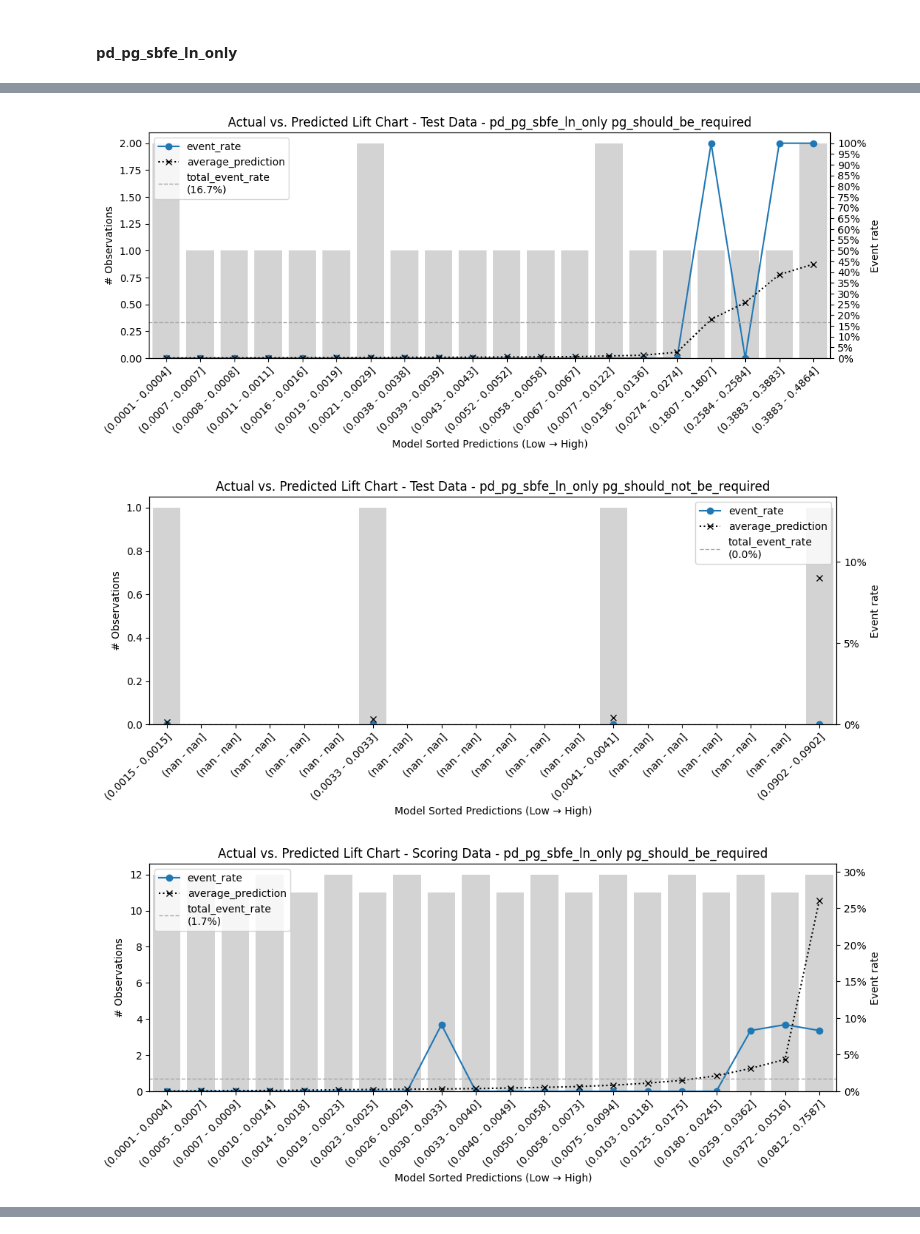
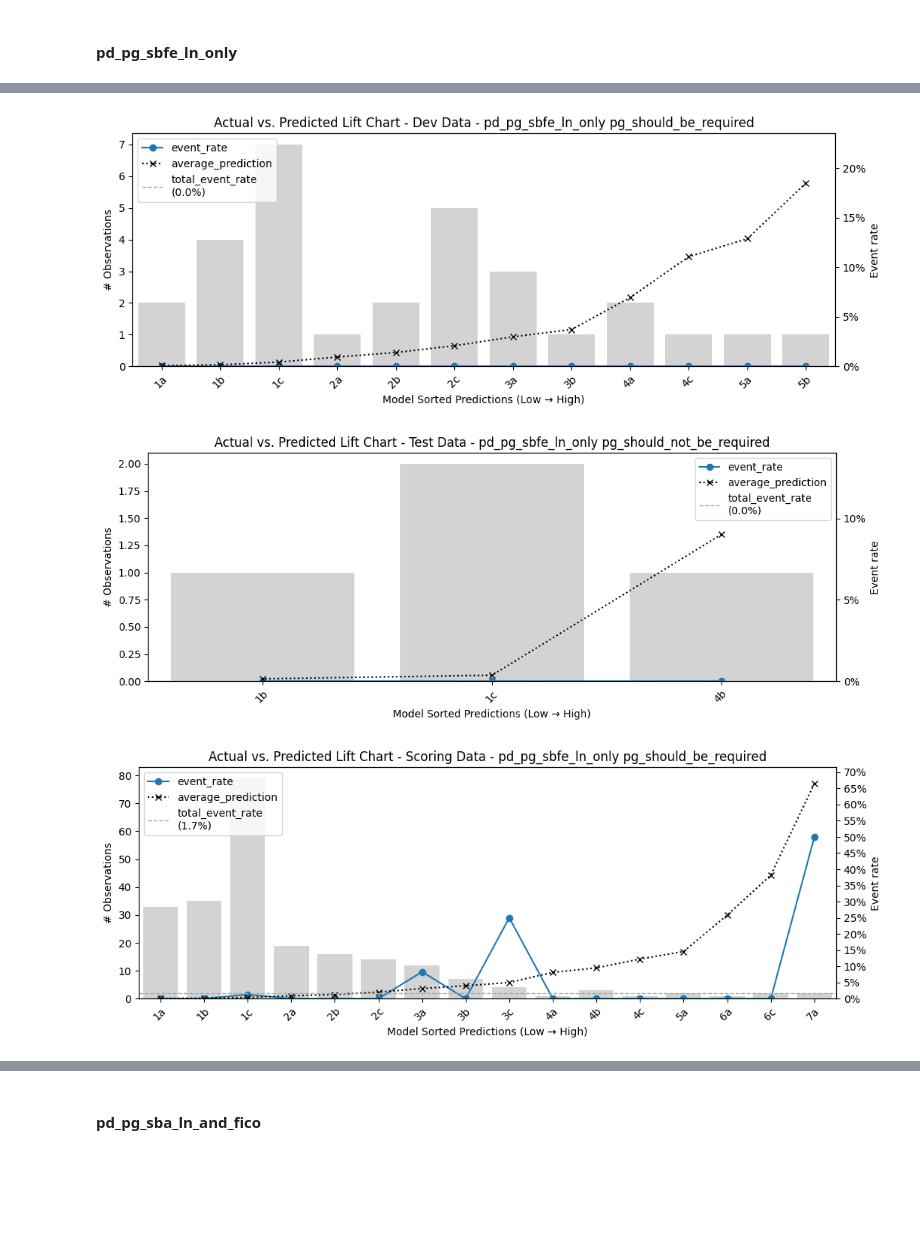
Before and after one commit to cgdonzalezr/otr_adj_model_flow_proposal, a Jupyter notebook: otr_ln_master_table/notebooks/4_otr_existing_exposure_evaluation.ipynb, the cells around one changed output, grey strips where cells are left out. Cells and saved outputs as stored; diff of their text form; code cells hidden in the pictures; blank space fills up the shorter version.

```diff
--- a/otr_ln_master_table/notebooks/4_otr_existing_exposure_evaluation.ipynb
+++ b/otr_ln_master_table/notebooks/4_otr_existing_exposure_evaluation.ipynb
@@ -630,41 +609,59 @@ mt.lift_chart_plot('Scoring Data - pd_pg_sbfe_ln_only', mt.compute_decile_table(
 # %%
-# pd_pg_sbfe_ln_only, test data and subsegment pg_should_be_required
-mt.lift_chart_plot('Test Data - pd_pg_sbfe_ln_only pg_should_be_required', mt.compute_decile_table(
-        data_test_scored[(data_test_scored['booked']) & (data_test_scored['pg_subsegment'] == 'pg_should_be_required')],
+# pd_pg_sbfe_ln_only, dev data and subsegment pg_should_be_required
+data = data_dev_scored.copy()
+data['risk_grades'] = data[(data['booked']) & (data['risk_grade_path'] == 'pg_and_1_plus_sbfe_tradeline_and_fico_no_hit')]['pd_pg_sbfe_ln_only'].apply(lambda x: mt.assign_risk_grade(x, new_pd_risk_grade_thresholds))
+
+mt.lift_chart_plot('Dev Data - pd_pg_sbfe_ln_only pg_should_be_required',mt.compute_risk_grade_table(
+        data[data['booked'] & (data['pg_subsegment'] == 'pg_should_be_required')],
         'pd_pg_sbfe_ln_only',
         'is_bad',
         20,
-        'pg_and_1_plus_sbfe_tradeline_and_fico_no_hit'
-), 'PROB_RANGE')
+        'pg_and_1_plus_sbfe_tradeline_and_fico_no_hit',
+        'risk_grades'
+), 'risk_grades')
 
-# pd_pg_sbfe_ln_only, test data and subsegment pg_should_not_be_required
-mt.lift_chart_plot('Test Data - pd_pg_sbfe_ln_only pg_should_not_be_required', mt.compute_decile_table(
-        data_test_scored[(data_test_scored['booked']) & (data_test_scored['pg_subsegment'] == 'pg_should_not_be_required')],
+
+# pd_pg_sbfe_ln_only, dev data and subsegment pg_should_not_be_required
+data = data_test_scored.copy()
+data['risk_grades'] = data[(data['booked']) & (data['risk_grade_path'] == 'pg_and_1_plus_sbfe_tradeline_and_fico_no_hit')]['pd_pg_sbfe_ln_only'].apply(lambda x: mt.assign_risk_grade(x, new_pd_risk_grade_thresholds))
+
+mt.lift_chart_plot('Test Data - pd_pg_sbfe_ln_only pg_should_not_be_required',mt.compute_risk_grade_table(
+        data[data['booked'] & (data['pg_subsegment'] == 'pg_should_not_be_required')],
         'pd_pg_sbfe_ln_only',
         'is_bad',
         20,
-        'pg_and_1_plus_sbfe_tradeline_and_fico_no_hit'
-), 'PROB_RANGE')
+        'pg_and_1_plus_sbfe_tradeline_and_fico_no_hit',
+        'risk_grades'
+), 'risk_grades')
+
+
 
 # pd_pg_sbfe_ln_only, scoring data and subsegment pg_should_be_required
-mt.lift_chart_plot('Scoring Data - pd_pg_sbfe_ln_only pg_should_be_required', mt.compute_decile_table(
-        data_scoring_scored[(data_scoring_scored['booked']) & (data_scoring_scored['pg_subsegment'] == 'pg_should_be_required')],
+data = data_scoring_scored.copy()
+data['risk_grades'] = data[(data['booked']) & (data['risk_grade_path'] == 'pg_and_1_plus_sbfe_tradeline_and_fico_no_hit')]['pd_pg_sbfe_ln_only'].apply(lambda x: mt.assign_risk_grade(x, new_pd_risk_grade_thresholds))
+
+mt.lift_chart_plot('Scoring Data - pd_pg_sbfe_ln_only pg_should_be_required',mt.compute_risk_grade_table(
+        data[data['booked'] & (data['pg_subsegment'] == 'pg_should_be_required')],
         'pd_pg_sbfe_ln_only',
         'is_bad',
         20,
-        'pg_and_1_plus_sbfe_tradeline_and_fico_no_hit'
-), 'PROB_RANGE')
-
+        'pg_and_1_plus_sbfe_tradeline_and_fico_no_hit',
+        'risk_grades'
+), 'risk_grades')
 
 # pd_pg_sbfe_ln_only, scoring data and subsegment pg_should_not_be_required
-mt.lift_chart_plot('Scoring Data - pd_pg_sbfe_ln_only pg_should_not_be_required', mt.compute_decile_table(
-        data_scoring_scored[(data_scoring_scored['booked']) & (data_scoring_scored['pg_subsegment'] == 'pg_should_not_be_required')],
+data = data_scoring_scored.copy()
+data['risk_grades'] = data[(data['booked']) & (data['risk_grade_path'] == 'pg_and_1_plus_sbfe_tradeline_and_fico_no_hit')]['pd_pg_sbfe_ln_only'].apply(lambda x: mt.assign_risk_grade(x, new_pd_risk_grade_thresholds))
+
+mt.lift_chart_plot('Scoring Data - pd_pg_sbfe_ln_only pg_should_not_be_required',mt.compute_risk_grade_table(
+        data[data['booked'] & (data['pg_subsegment'] == 'pg_should_not_be_required')],
         'pd_pg_sbfe_ln_only',
         'is_bad',
         20,
-        'pg_and_1_plus_sbfe_tradeline_and_fico_no_hit'
-), 'PROB_RANGE')
+        'pg_and_1_plus_sbfe_tradeline_and_fico_no_hit',
+        'risk_grades'
+), 'risk_grades')
 # %% [output]
-[figure, old version]
+[figure, new version]
-[figure, old version]
+[figure, new version]
-[figure, old version]
+[figure, new version]
@@ -671,0 +669,2 @@ mt.lift_chart_plot('Scoring Data - pd_pg_sbfe_ln_only pg_should_not_be_required'
+# %% [markdown]
+#### pd_pg_sba_ln_and_fico
```
Also changed, not shown: parts of 2 cells of this notebook, 2 other files.
